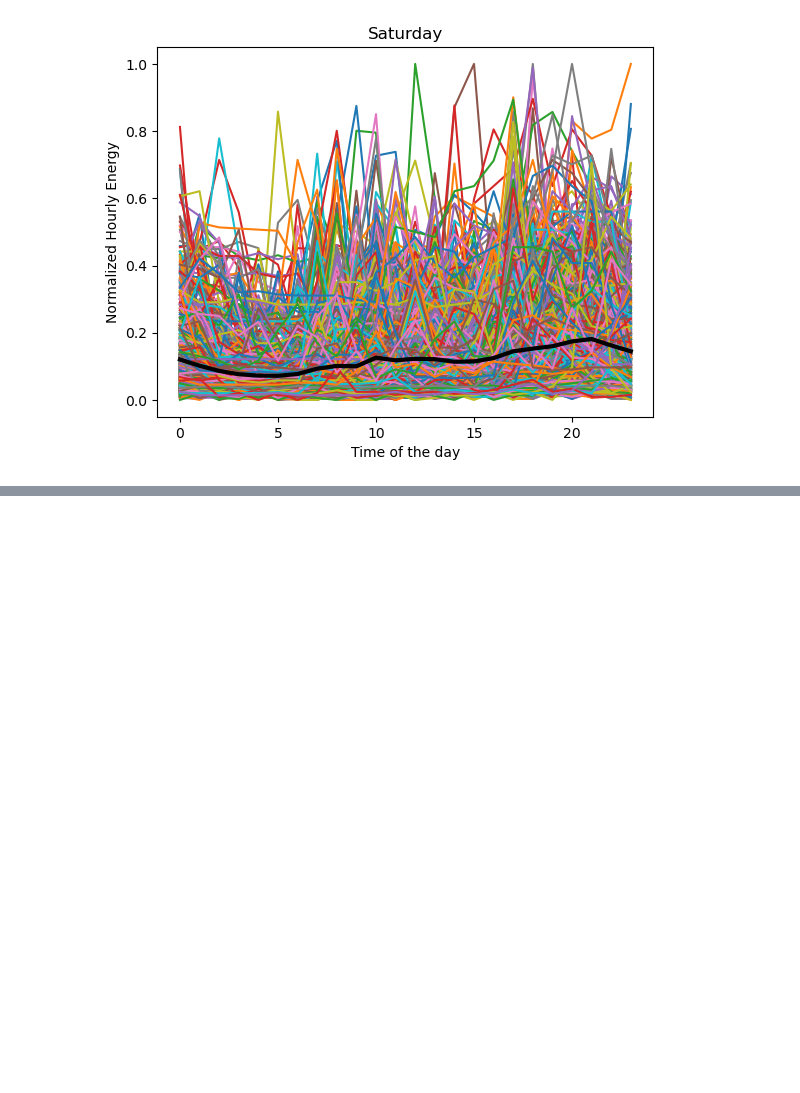
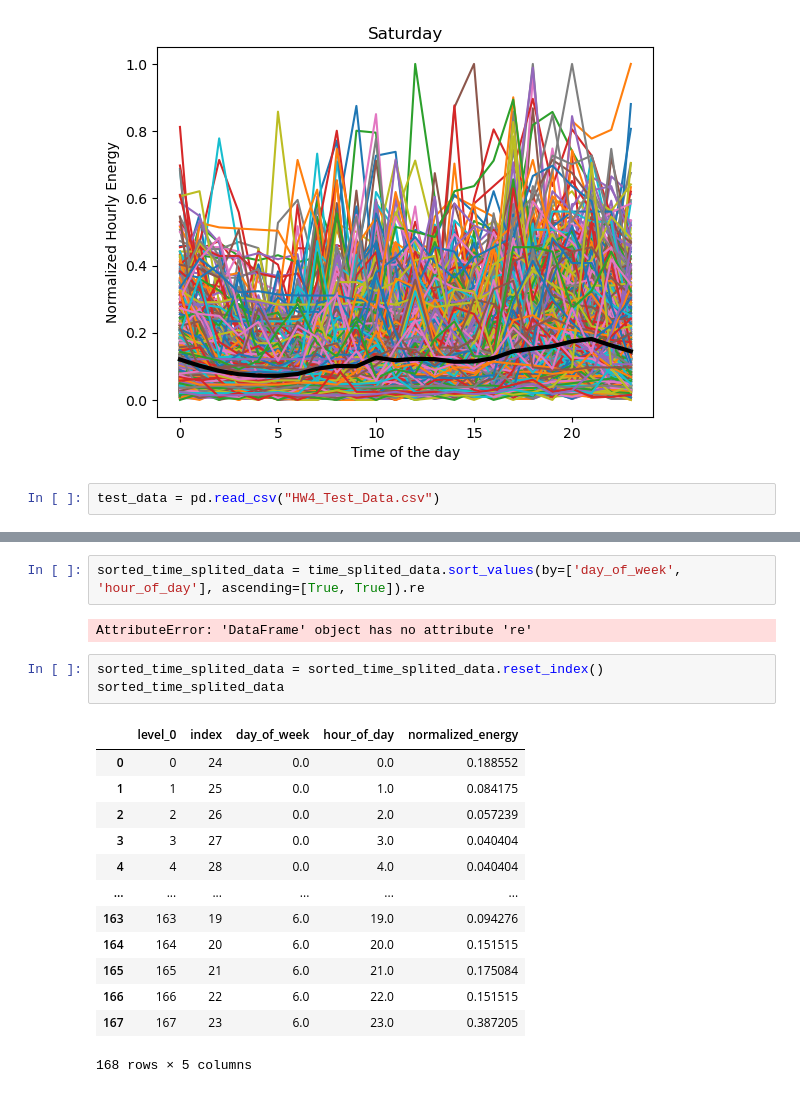
Before and after one commit to RichZhou1999/ce295_hw4, a Jupyter notebook: Untitled.ipynb, the cells around one changed output, grey strips where cells are left out. Drawn from its saved outputs; the diff is of its cells as text; blank space fills up the shorter version.

```diff
--- a/Untitled.ipynb
+++ b/Untitled.ipynb
@@ -315,3 +286,5 @@ for i in range(7):
 [figure]
 [figure]
 [figure]
+# %%
+test_data = pd.read_csv("HW4_Test_Data.csv")
@@ -317,0 +337,21 @@ for i in range(7):
+# %%
+sorted_time_splited_data = time_splited_data.sort_values(by=['day_of_week', 'hour_of_day'], ascending=[True, True]).re
+# %% [output]
+AttributeError: 'DataFrame' object has no attribute 're'
+# %%
+sorted_time_splited_data = sorted_time_splited_data.reset_index()
+sorted_time_splited_data
+# %% [output]
+|  | level_0 | index | day_of_week | hour_of_day | normalized_energy |
+| 0 | 0 | 24 | 0.0 | 0.0 | 0.188552 |
+| 1 | 1 | 25 | 0.0 | 1.0 | 0.084175 |
+| 2 | 2 | 26 | 0.0 | 2.0 | 0.057239 |
+| 3 | 3 | 27 | 0.0 | 3.0 | 0.040404 |
+| 4 | 4 | 28 | 0.0 | 4.0 | 0.040404 |
+| ... | ... | ... | ... | ... | ... |
+| 163 | 163 | 19 | 6.0 | 19.0 | 0.094276 |
+| 164 | 164 | 20 | 6.0 | 20.0 | 0.151515 |
+| 165 | 165 | 21 | 6.0 | 21.0 | 0.175084 |
+| 166 | 166 | 22 | 6.0 | 22.0 | 0.151515 |
+| 167 | 167 | 23 | 6.0 | 23.0 | 0.387205 |
+168 rows × 5 columns
```
Also changed, not shown: parts of 18 cells of this notebook, 3 other files.
